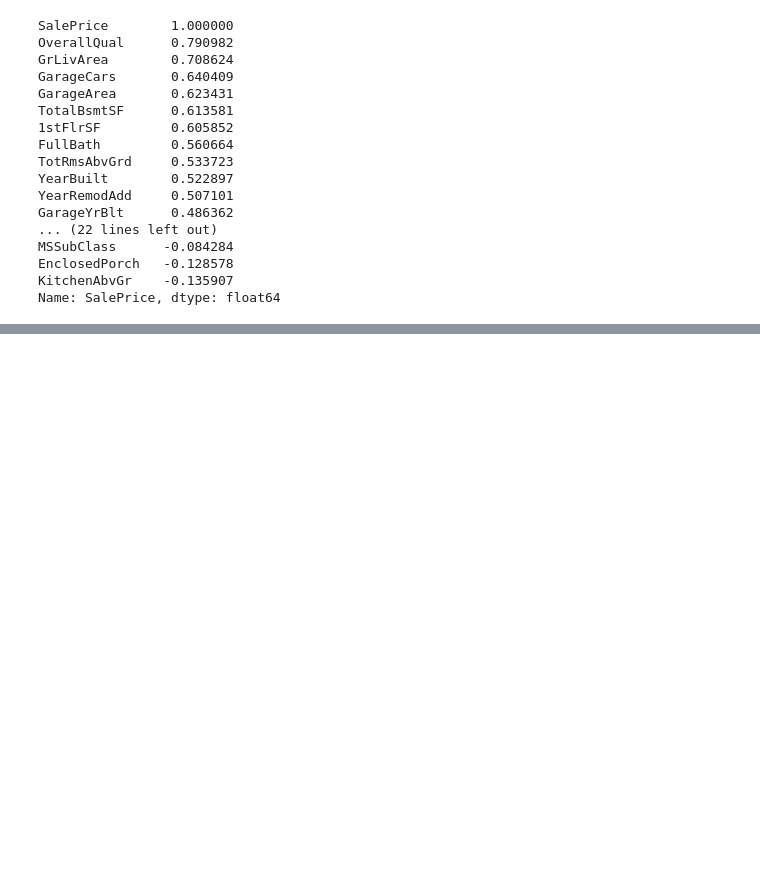
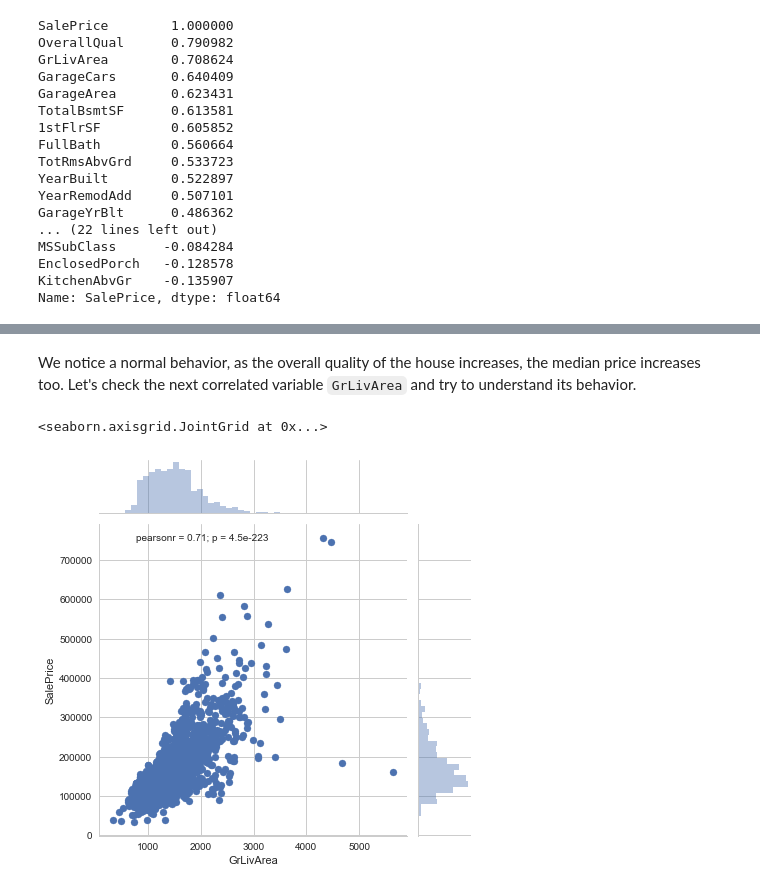
Before and after one commit to cyuss/house_prices, a Jupyter notebook: notebooks/exploration.ipynb, the cells around one changed output, grey strips where cells are left out. Drawn from its saved outputs; the diff is of its cells as text; code cells hidden in the pictures; blank space fills up the shorter version.

```diff
--- a/notebooks/exploration.ipynb
+++ b/notebooks/exploration.ipynb
@@ -241,0 +246,8 @@ We see that the OverallQual is 79 % correlated with the target variable. This va
+# %% [markdown]
+We notice a normal behavior, as the overall quality of the house increases, the median price increases too. Let's check the next correlated variable `GrLivArea` and try to understand its behavior.
+# %%
+# check the GrLivArea variable
+sns.jointplot(x=train['GrLivArea'], y=train['SalePrice'])
+# %% [output]
+<seaborn.axisgrid.JointGrid at 0x...>
+[figure, added]
```
Also changed, not shown: parts of 14 cells of this notebook.
